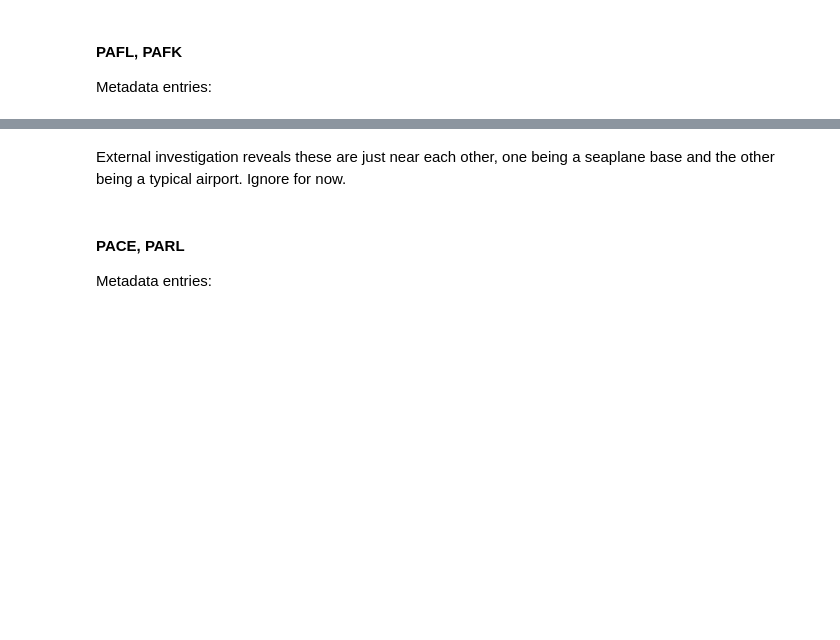
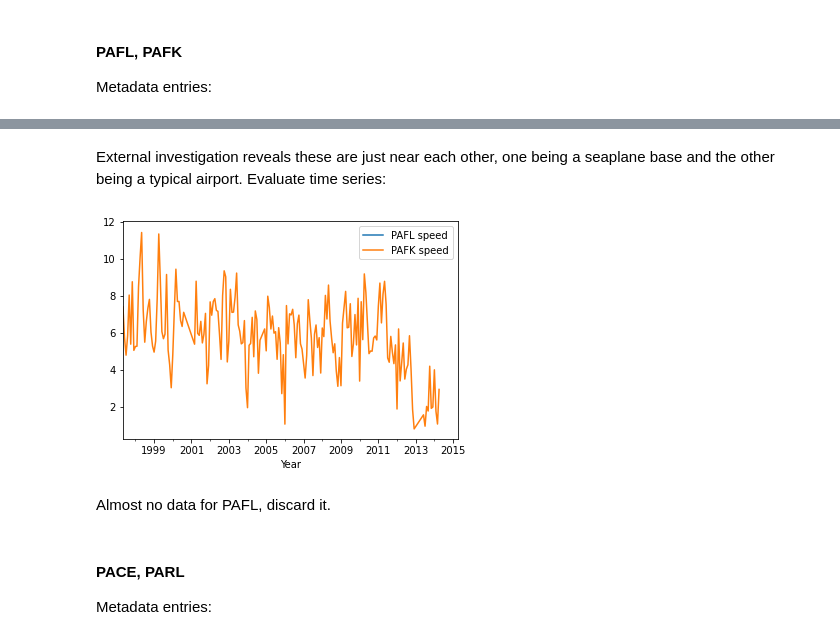
Before and after one commit to ua-snap/wrcc-wind-tool, a Jupyter notebook: ancillary/raw_qc.ipynb, the cells around one changed output, grey strips where cells are left out. Saved outputs shown, nothing was run; the diff lists cells and outputs as text; code cells hidden in the pictures; blank space fills up the shorter version.

```diff
--- a/ancillary/raw_qc.ipynb
+++ b/ancillary/raw_qc.ipynb
@@ -73,16 +73,21 @@ display(HTML(airport_meta[airport_meta["sid"].isin(["PAHL", "PAHS"])].to_html(in
 # %% [markdown]
 AirNav.com didn't have any entry for PAHS. Explore the extent of data for each by plotting the monthly averages over time:
 # %%
+def read_plot_pair(sid1, sid2):
+    sid1, sid2 = sid1.upper(), sid2.upper()
+    d1 = pd.read_csv(list(raw_dir.glob(f"*{sid1}*"))[0], na_values="M")
+    d2 = pd.read_csv(list(raw_dir.glob(f"*{sid2}*"))[0], na_values="M")
+
+    df = d1.merge(d2, "outer", ["valid", "station"]).rename(columns={"sped_x": f"{sid1} speed", "sped_y": f"{sid2} speed"})
+    df["valid"] = pd.to_datetime(df["valid"].values)
+    df["my"] = df["valid"].dt.to_period('M')
+
+    df.groupby(["station", "my"]).mean().reset_index().plot(x="my", y=[f"{sid1} speed", f"{sid2} speed"], xlabel="Year")
+    plt.show()
+
 raw_dir = base_dir.joinpath("raw/iem")
-pahl = pd.read_csv(list(raw_dir.glob("*PAHL*"))[0], na_values="M")
-pahs = pd.read_csv(list(raw_dir.glob("*PAHS*"))[0], na_values="M")
 
-df = pahl.merge(pahs, "outer", ["valid", "station"]).rename(columns={"sped_x": "PAHL speed", "sped_y": "PAHS speed"})
-df["valid"] = pd.to_datetime(df["valid"].values)
-df["my"] = df["valid"].dt.to_period('M')
-
-df.groupby(["station", "my"]).mean().reset_index().plot(x="my", y=["PAHL speed", "PAHS speed"], xlabel="Year")
-plt.show()
+read_plot_pair("PAHL", "PAHS")
 # %% [output]
 [figure]
 # %% [markdown]
@@ -101,4 +106,10 @@ display(HTML(airport_meta[airport_meta["sid"].isin(["PAFL", "PAFK"])].to_html(in
 | PAFL | Farewell | 62.5316 | -153.6111 | 395.0 | 2015-04-04 21:47:00-05 | Runway 13/31 | NaN | TNW | Tin Creek Airport |
 | PAFK | FAREWELL LAKE SEAPLANE | 62.5425 | -153.6225 | 321.0 | 1948-07-01 05:00:00-05 | Runway NW/SE | NaN | FKK | Farewell Lake Seaplane Base |
 # %% [markdown]
-External investigation reveals these are just near each other, one being a seaplane base and the other being a typical airport. Ignore for now.
+External investigation reveals these are just near each other, one being a seaplane base and the other being a typical airport. Evaluate time series:
+# %%
+read_plot_pair("pafl", "pafk")
+# %% [output]
+[figure, added]
+# %% [markdown]
+Almost no data for PAFL, discard it.
```
Also changed, not shown: parts of 2 cells of this notebook, 1 other file.
